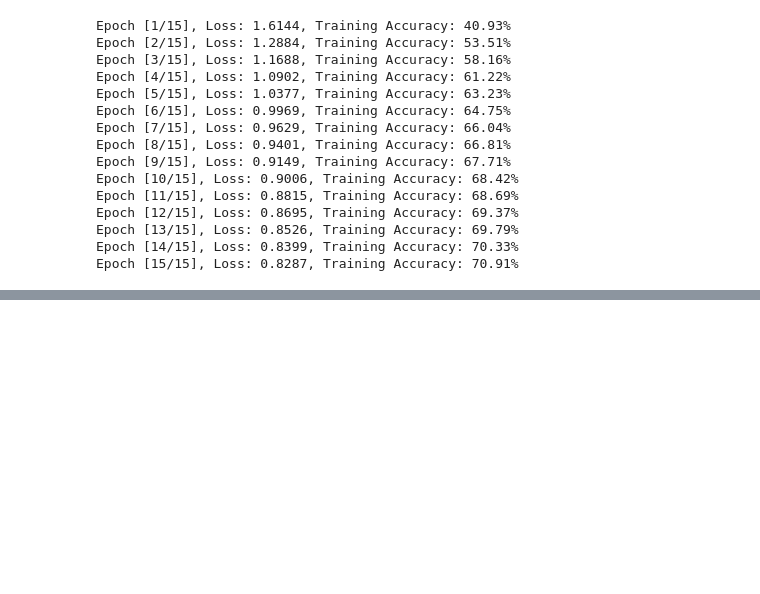
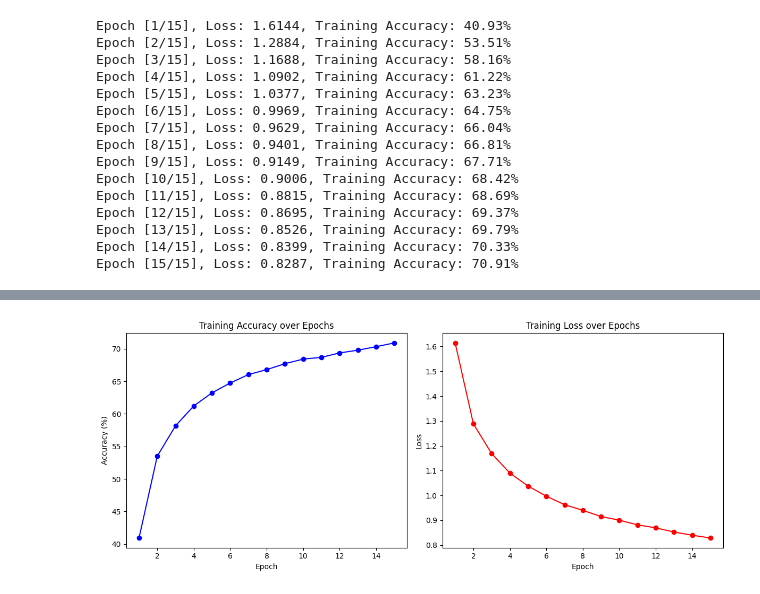
Before and after one commit to L1chik/cv_labs, a Jupyter notebook: lab14/lab14.ipynb, the cells around one changed output, grey strips where cells are left out. Saved outputs shown, nothing was run; the diff lists cells and outputs as text; code cells hidden in the pictures; blank space fills up the shorter version.

```diff
--- a/lab14/lab14.ipynb
+++ b/lab14/lab14.ipynb
@@ -194,0 +250,26 @@ Epoch [15/15], Loss: 0.8287, Training Accuracy: 70.91%
+# %%
+epochs = list(range(1, 16)) # The base model had 15 epochs
+
+train_accs_plot = train_accs # Use training accuracies from the base model
+train_losses_plot = train_losses # Use training losses from the base model
+
+plt.figure(figsize=(12, 5))
+
+# Training accuracy plot
+plt.subplot(1, 2, 1)
+plt.plot(epochs, train_accs_plot, marker='o', color='blue')
+plt.title('Training Accuracy over Epochs')
+plt.xlabel('Epoch')
+plt.ylabel('Accuracy (%)')
+
+# Training loss plot
+plt.subplot(1, 2, 2)
+plt.plot(epochs, train_losses_plot, marker='o', color='red')
+plt.title('Training Loss over Epochs')
+plt.xlabel('Epoch')
+plt.ylabel('Loss')
+
+plt.tight_layout()
+plt.show()
+# %% [output]
+[figure, added]
```
Also changed, not shown: parts of 2 cells of this notebook, 24 other files.
